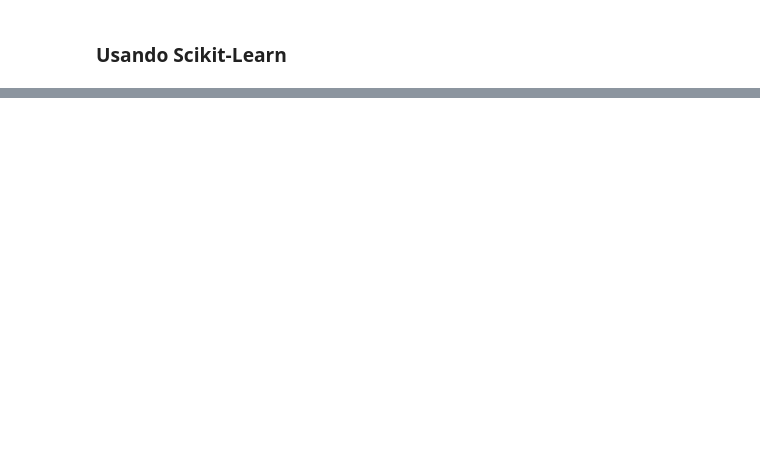
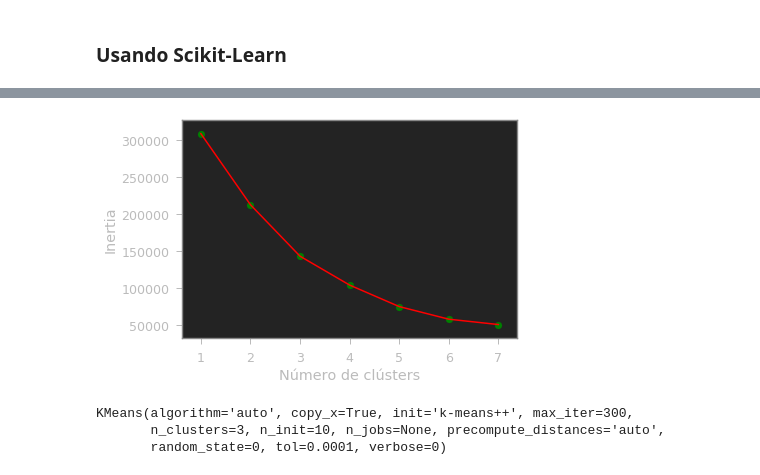
Before and after one commit to celestecastro15/Seminario_MachineLearning, a Jupyter notebook: Clustering/NOTEBOOK_7-12-2021.ipynb, the cells around one changed output, grey strips where cells are left out. Drawn from its saved outputs; the diff is of its cells as text; code cells hidden in the pictures; blank space fills up the shorter version.

```diff
--- a/Clustering/NOTEBOOK_7-12-2021.ipynb
+++ b/Clustering/NOTEBOOK_7-12-2021.ipynb
@@ -43,0 +48,2 @@ $$\sum_{i=0}^n \min_{\mu_j \in C} ||x_i-\mu_j||^2$$
+# %%
+dataset = pd.read_csv("Mall_Customers.csv")
@@ -43,0 +66,2 @@ $$\sum_{i=0}^n \min_{\mu_j \in C} ||x_i-\mu_j||^2$$
+# %%
+X = dataset.iloc[:,[2,3,4]].values
@@ -43,0 +102,3 @@ $$\sum_{i=0}^n \min_{\mu_j \in C} ||x_i-\mu_j||^2$$
+# %%
+inertias = []
+n_c = [i for i in range(1,8)]
@@ -43,0 +111,5 @@ $$\sum_{i=0}^n \min_{\mu_j \in C} ||x_i-\mu_j||^2$$
+# %%
+for i in n_c:
+    mod = KMeans(n_clusters=i)
+    mod.fit(X)
+    inertias.append(mod.inertia_)
@@ -43,0 +126,9 @@ $$\sum_{i=0}^n \min_{\mu_j \in C} ||x_i-\mu_j||^2$$
+# %%
+%matplotlib inline
+plt.plot(n_c,inertias, c="red")
+plt.scatter(n_c, inertias, c="green")
+plt.xlabel("Número de clústers")
+plt.ylabel("Inertia")
+plt.show()
+# %% [output]
+[figure, added]
@@ -43,0 +137,6 @@ $$\sum_{i=0}^n \min_{\mu_j \in C} ||x_i-\mu_j||^2$$
+# %%
+mod_km.fit(X)
+# %% [output]
+KMeans(algorithm='auto', copy_x=True, init='k-means++', max_iter=300,
+       n_clusters=3, n_init=10, n_jobs=None, precompute_distances='auto',
+       random_state=0, tol=0.0001, verbose=0)
```
Also changed, not shown: parts of 15 cells of this notebook, 7 other files.
